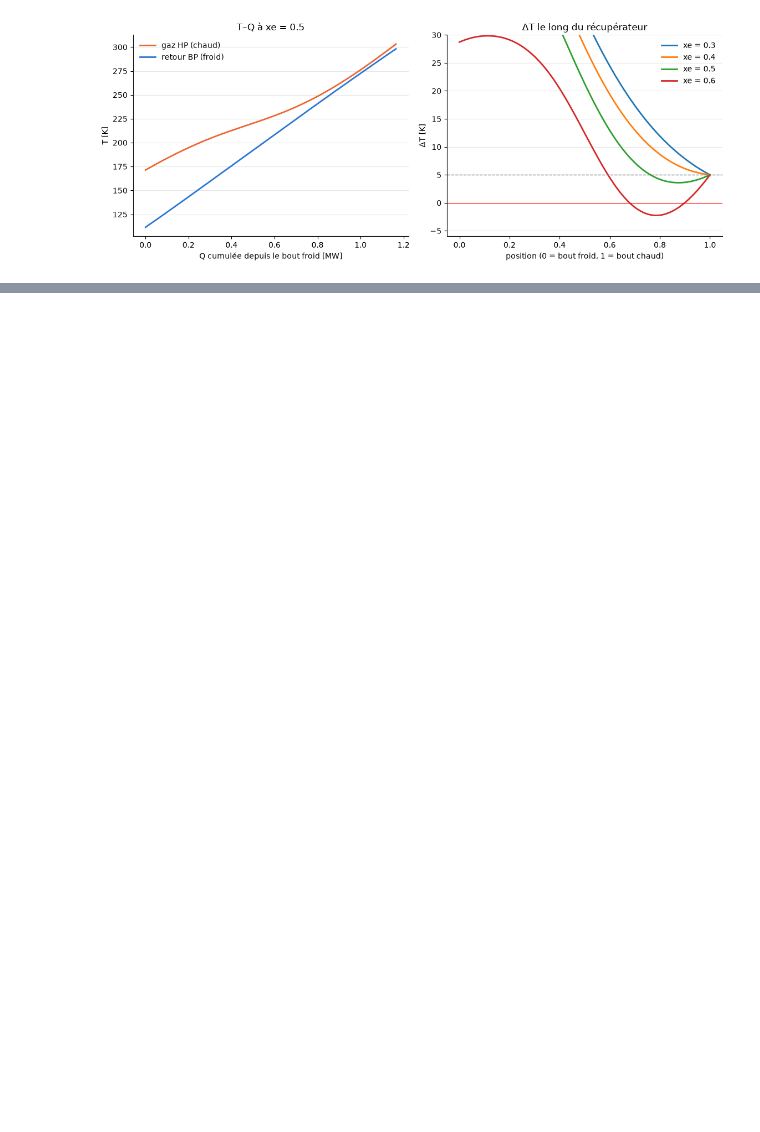
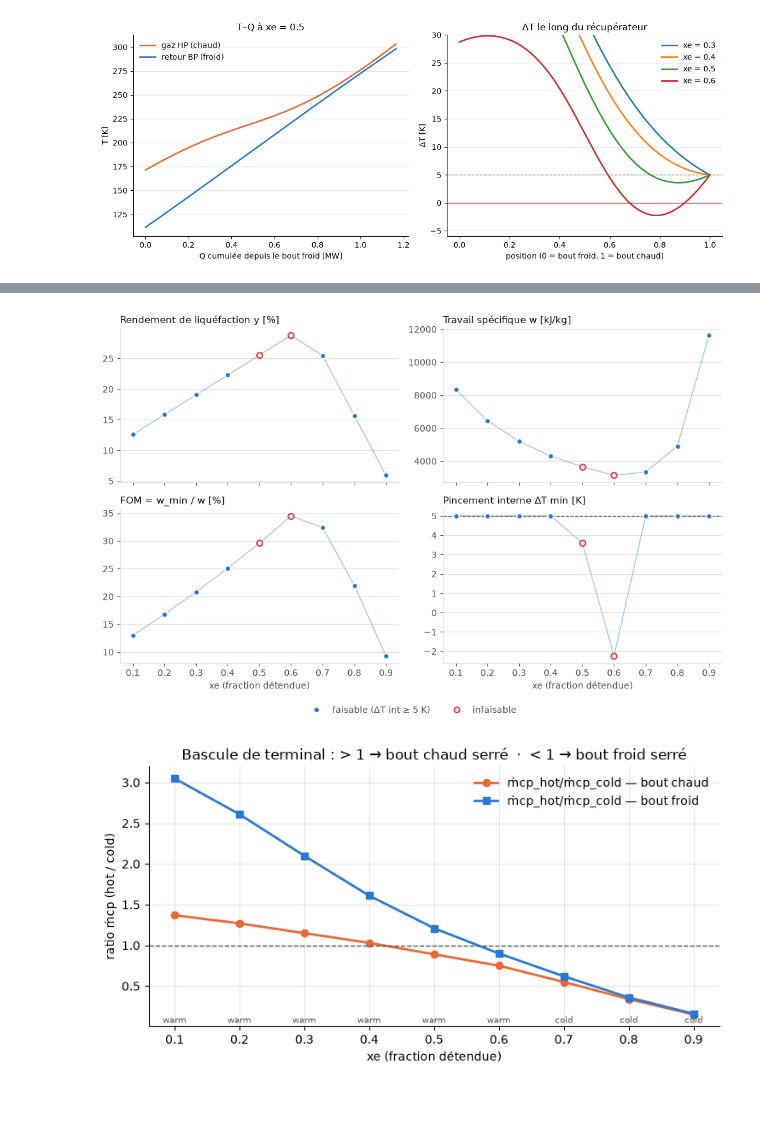
Before and after one commit to Mascof17/sys_en, a Jupyter notebook: proj_12/LNG_L0_martin.ipynb, the cells around one changed output, grey strips where cells are left out. Drawn from its saved outputs; the diff is of its cells as text; code cells hidden in the pictures; blank space fills up the shorter version.

```diff
--- a/proj_12/LNG_L0_martin.ipynb
+++ b/proj_12/LNG_L0_martin.ipynb
@@ -668,2 +793,47 @@ NameError: name 'n' is not defined
+# %%
+from matplotlib.lines import Line2D
+INK, MUTED, GRID, BLUE, RED, HOT = "#0b0b0b", "#52514e", "#e3e2df", "#2a78d6", "#e34948", "#eb6834"
+ok = out["faisable"].astype(bool)
+
+panels = [("y [%]", "Rendement de liquéfaction y [%]"),
+          ("w [kJ/kg]", "Travail spécifique w [kJ/kg]"),
+          ("FOM [%]", "FOM = w_min / w [%]"),
+          ("ΔT int [K]", "Pincement interne ΔT min [K]")]
+
+fig, axs = plt.subplots(2, 2, figsize=(10, 6.5), sharex=True)
+for ax, (col, title) in zip(axs.flat, panels):
+    ax.plot(out.index, out[col], color=BLUE, lw=1.2, alpha=0.4, zorder=1)
+    ax.scatter(out.index[ok],  out.loc[ok,  col], s=40, color=BLUE,
+               edgecolor="white", linewidth=1.5, zorder=3)
+    ax.scatter(out.index[~ok], out.loc[~ok, col], s=40, facecolor="white",
+               edgecolor=RED, linewidth=1.8, zorder=3)
+    ax.set_title(title, loc="left", fontsize=11, color=INK)
+    ax.grid(axis="y", color=GRID, lw=0.8); ax.set_axisbelow(True)
+    for s in ("top", "right"): ax.spines[s].set_visible(False)
+    for s in ("left", "bottom"): ax.spines[s].set_color(GRID)
+    ax.tick_params(colors=MUTED)
+axs[1, 1].axhline(5, color=MUTED, ls="--", lw=1)
+for ax in axs[1]: ax.set_xlabel("xe (fraction détendue)", color=MUTED)
+fig.legend(handles=[Line2D([],[],marker="o",color=BLUE,lw=0,markeredgecolor="white",label="faisable (ΔT int ≥ 5 K)"),
+                    Line2D([],[],marker="o",color="white",lw=0,markeredgecolor=RED,markeredgewidth=1.8,label="infaisable")],
+           loc="lower center", ncol=2, frameon=False, labelcolor=MUTED)
+fig.tight_layout(rect=(0, 0.05, 1, 1)); plt.show()
+
+# --- le panneau décisif : où ṁcp bascule, et quel côté est retenu ---
+fig2, ax = plt.subplots(figsize=(7.5, 4))
+ax.plot(out.index, out["ṁcp_warm"], color=HOT,  lw=2, marker="o", label="ṁcp_hot/ṁcp_cold — bout chaud")
+ax.plot(out.index, out["ṁcp_cold"], color=BLUE, lw=2, marker="s", label="ṁcp_hot/ṁcp_cold — bout froid")
+ax.axhline(1, color=MUTED, ls="--", lw=1)
+for xe, r in out.iterrows():
+    ax.annotate(r["côté"], (xe, ax.get_ylim()[0]), textcoords="offset points",
+                xytext=(0, 3), ha="center", fontsize=7, color=MUTED)
+ax.set(xlabel="xe (fraction détendue)", ylabel="ratio ṁcp (hot / cold)",
+       title="Bascule de terminal : > 1 → bout chaud serré  ·  < 1 → bout froid serré")
+ax.legend(frameon=False); ax.grid(alpha=0.3)
+ax.spines[["top", "right"]].set_visible(False)
+plt.tight_layout(); plt.show()
+# %% [output]
+[figure, added]
+[figure, added]
 # %% [markdown]
 ##
```
Also changed, not shown: parts of 18 cells of this notebook, 5 other files.
